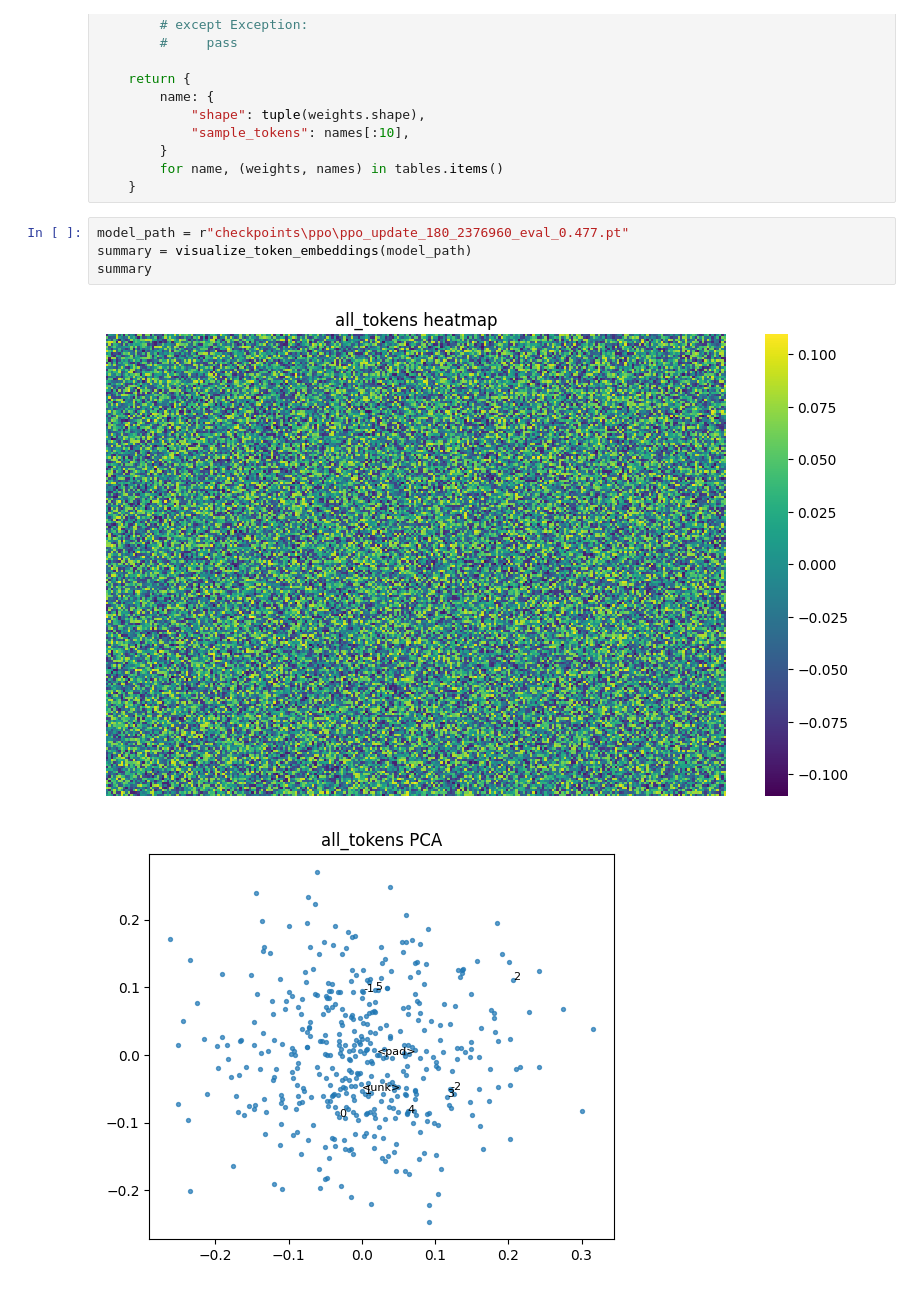
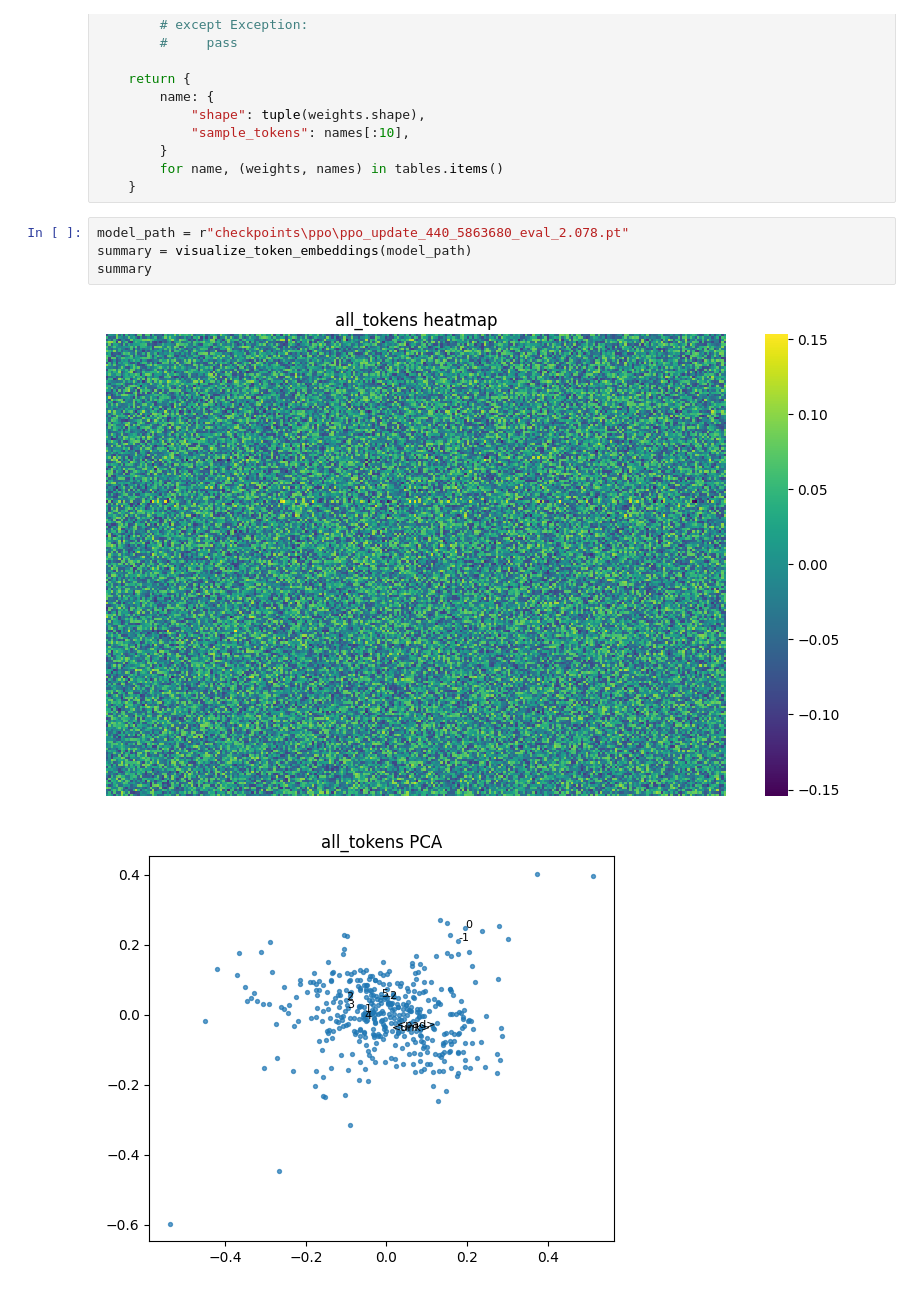
Before and after one commit to Tyler-B-Lee/wyrmspan-ai, a Jupyter notebook: explore_token_emb.ipynb, the cells around one changed output. Cells and saved outputs as stored; diff of their text form.

Commit message:
More testing results
Includes the latest model, which achieves about a 65-70% win rate on a random easy-mode game. Also has a few seed sweeps and sample games done.

```diff
--- a/explore_token_emb.ipynb
+++ b/explore_token_emb.ipynb
@@ -174,9 +174,9 @@ def visualize_token_embeddings(source, out_dir="embedding_plots", heatmap_max_ro
         for name, (weights, names) in tables.items()
     }
 # %%
-model_path = r"checkpoints\ppo\ppo_update_180_2376960_eval_0.477.pt"
+model_path = r"checkpoints\ppo\ppo_update_440_5863680_eval_2.078.pt"
 summary = visualize_token_embeddings(model_path)
 summary
 # %% [output]
-[figure, old version]
+[figure, new version]
-[figure, old version]
+[figure, new version]
```
Also changed, not shown: parts of 1 cell of this notebook, 20 other files.
